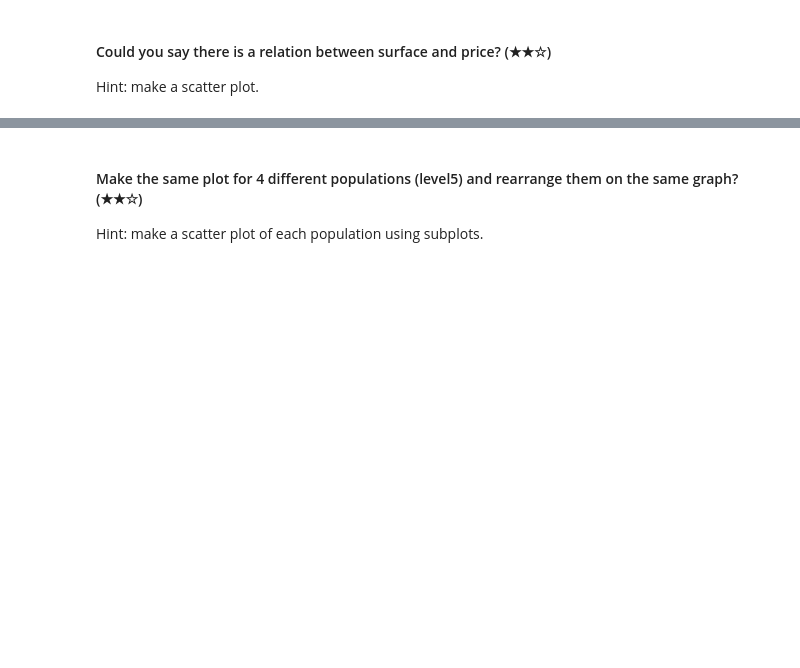
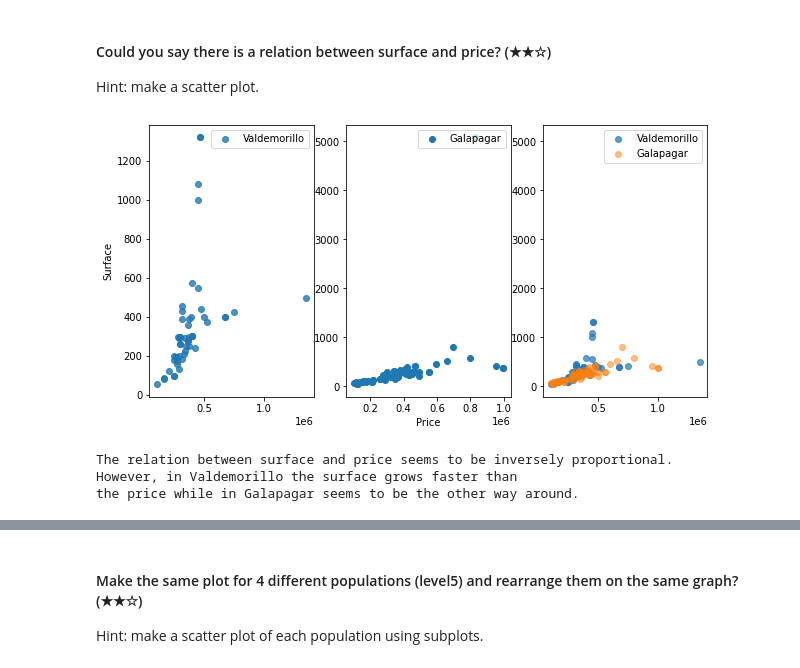
Before and after one commit to 4GeeksAcademy/realestate-datacleanup-exercise, a Jupyter notebook: project.ipynb, the cells around one changed output, grey strips where cells are left out. Saved outputs shown, nothing was run; the diff lists cells and outputs as text; code cells hidden in the pictures; blank space fills up the shorter version.

```diff
--- a/project.ipynb
+++ b/project.ipynb
@@ -371,3 +371,32 @@ No, el precio no es el mismo
 # %% [markdown]
 #### Could you say there is a relation between surface and price? (★★☆)
 Hint: make a scatter plot.
+# %%
+filtro_df = df[['level5', 'price', 'surface']]
+filtro_poblacion = ('Valdemorillo', 'Galapagar')
+poblacion_df8 = {poblacion: filtro_df[filtro_df['level5'] == poblacion].dropna()
+    for poblacion in filtro_poblacion}
+
+plt.figure(figsize=(10, 5))
+plt.subplot(1, 3, 1)
+plt.ylabel('Surface')
+plt.scatter(poblacion_df8[filtro_poblacion[0]]['price'], poblacion_df8[filtro_poblacion[0]]['surface'],  alpha=0.8, label=filtro_poblacion[0])
+plt.legend(loc= 1)
+plt.subplot(1, 3, 2)
+plt.scatter(poblacion_df8[filtro_poblacion[1]]['price'], poblacion_df8[filtro_poblacion[1]]['surface'],label=filtro_poblacion[1])
+plt.legend(loc= 1)
+plt.xlabel('Price')
+plt.subplot(1, 3, 3)
+plt.scatter(poblacion_df8[filtro_poblacion[0]]['price'], poblacion_df8[filtro_poblacion[0]]['surface'], alpha=0.7, label=filtro_poblacion[0])
+plt.scatter(poblacion_df8[filtro_poblacion[1]]['price'], poblacion_df8[filtro_poblacion[1]]['surface'], alpha=0.5, label=filtro_poblacion[1])
+plt.legend(loc= 1)
+plt.show()
+
+print("The relation between surface and price seems to be inversely proportional.")
+print("However, in Valdemorillo the surface grows faster than ")
+print("the price while in Galapagar seems to be the other way around.")
+# %% [output]
+[figure, added]
+The relation between surface and price seems to be inversely proportional.
+However, in Valdemorillo the surface grows faster than
+the price while in Galapagar seems to be the other way around.
```
Also changed, not shown: parts of 2 cells of this notebook.
